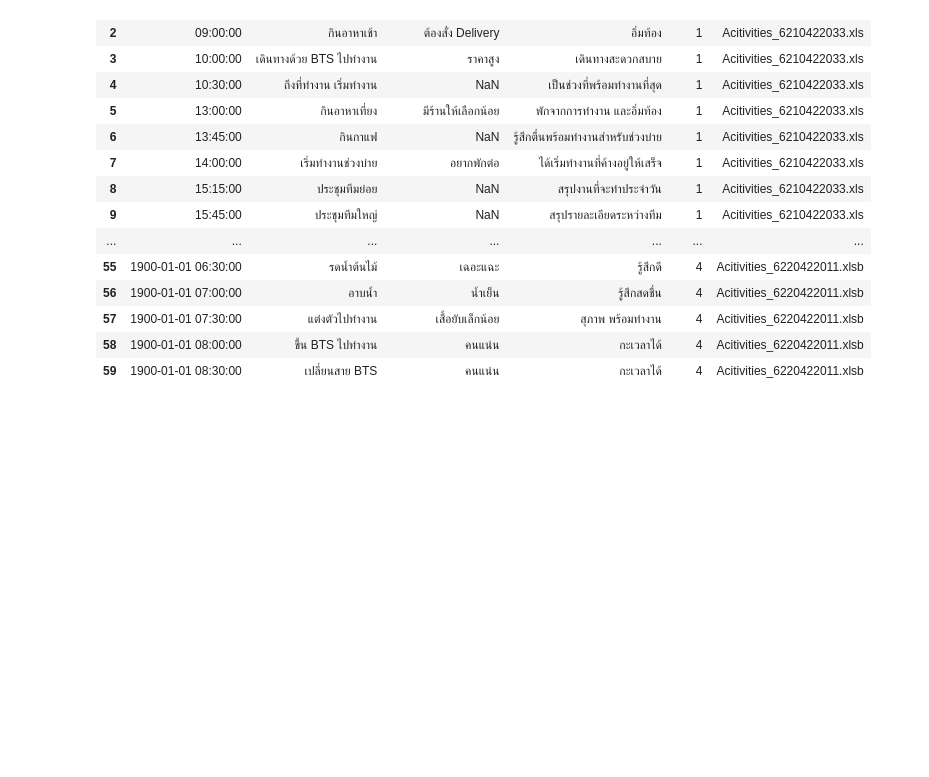
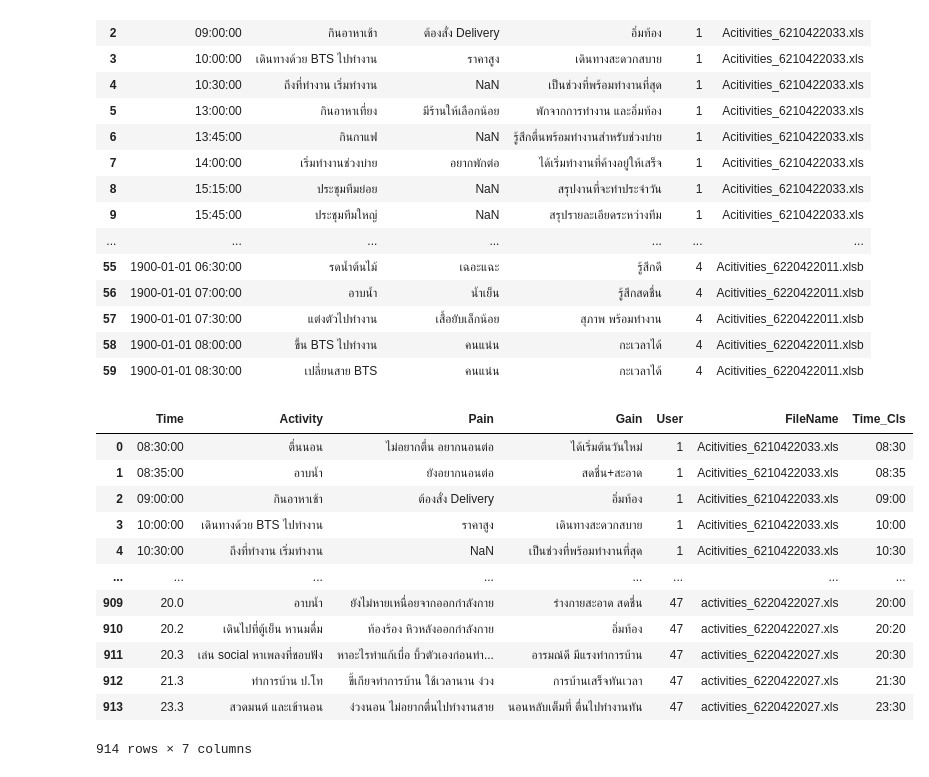
Before and after one commit to PisutSukpool/CRM-Analytics, a Jupyter notebook: Homework 03/6210422044_PisutSukpool_HW3.ipynb, the cells around one changed output. Drawn from its saved outputs; the diff is of its cells as text; code cells hidden in the pictures; blank space fills up the shorter version.

```diff
--- a/Homework 03/6210422044_PisutSukpool_HW3.ipynb
+++ b/Homework 03/6210422044_PisutSukpool_HW3.ipynb
@@ -129,0 +127,16 @@ df.to_excel('test5.xlsx')
+# %%
+df
+# %% [output]
+|  | Time | Activity | Pain | Gain | User | FileName | Time_Cls |
+| 0 | 08:30:00 | ตื่นนอน | ไม่อยากตื่น อยากนอนต่อ | ได้เริ่มต้นวันใหม่ | 1 | Acitivities_6210422033.xls | 08:30 |
+| 1 | 08:35:00 | อาบน้ำ | ยังอยากนอนต่อ | สดชื่น+สะอาด | 1 | Acitivities_6210422033.xls | 08:35 |
+| 2 | 09:00:00 | กินอาหาเช้า | ต้องสั่ง Delivery | อิ่มท้อง | 1 | Acitivities_6210422033.xls | 09:00 |
+| 3 | 10:00:00 | เดินทางด้วย BTS ไปทำงาน | ราคาสูง | เดินทางสะดวกสบาย | 1 | Acitivities_6210422033.xls | 10:00 |
+| 4 | 10:30:00 | ถึงที่ทำงาน เริ่มทำงาน | NaN | เป็นช่วงที่พร้อมทำงานที่สุด | 1 | Acitivities_6210422033.xls | 10:30 |
+| ... | ... | ... | ... | ... | ... | ... | ... |
+| 909 | 20.0 | อาบน้ำ | ยังไม่หายเหนื่อยจากออกกำลังกาย | ร่างกายสะอาด สดชื่น | 47 | activities_6220422027.xls | 20:00 |
+| 910 | 20.2 | เดินไปที่ตู้เย็น หานมดื่ม | ท้องร้อง หิวหลังออกกำลังกาย | อิ่มท้อง | 47 | activities_6220422027.xls | 20:20 |
+| 911 | 20.3 | เล่น social หาเพลงที่ชอบฟัง | หาอะไรทำแก้เบื่อ บิ้วตัวเองก่อนทำ... | อารมณ์ดี มีแรงทำการบ้าน | 47 | activities_6220422027.xls | 20:30 |
+| 912 | 21.3 | ทำการบ้าน ป.โท | ขี้เกียจทำการบ้าน ใช้เวลานาน ง่วง | การบ้านเสร็จทันเวลา | 47 | activities_6220422027.xls | 21:30 |
+| 913 | 23.3 | สวดมนต์ และเข้านอน | ง่วงนอน ไม่อยากตื่นไปทำงานสาย | นอนหลับเต็มที่ ตื่นไปทำงานทัน | 47 | activities_6220422027.xls | 23:30 |
+914 rows × 7 columns
```
Also changed, not shown: parts of 3 cells of this notebook.
